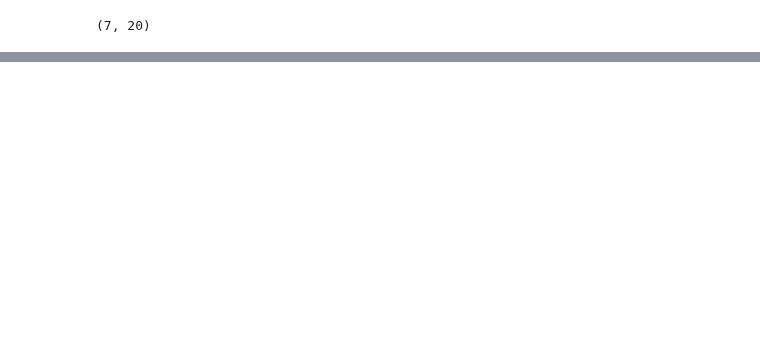
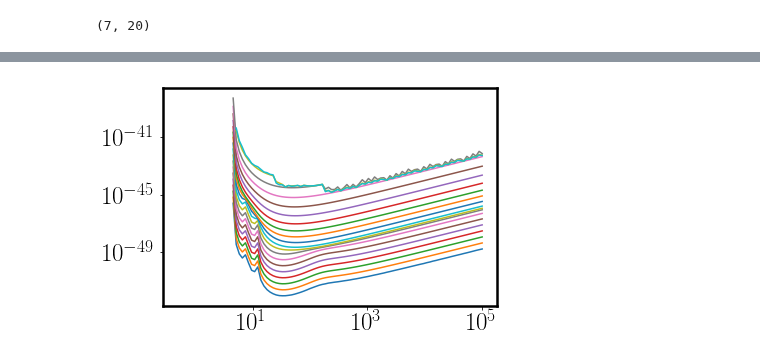
Before and after one commit to cajohare/CYGNUS, a Jupyter notebook: python/Plot_ExposureLimits.ipynb, the cells around one changed output, grey strips where cells are left out. Drawn from its saved outputs; the diff is of its cells as text; code cells hidden in the pictures; blank space fills up the shorter version.

```diff
--- a/python/Plot_ExposureLimits.ipynb
+++ b/python/Plot_ExposureLimits.ipynb
@@ -111,0 +131,12 @@ shape(data)
+# %%
+data = loadtxt('../code/nuTest-F.txt')
+Ex = data[0,1:]
+DL = data[1:,1:]
+m = data[1:,0]
+nm = size(m)
+n_ex = size(Ex)
+for i in range(0,n_ex):
+    plt.loglog(m,DL[:,i])
+plt.show()
+# %% [output]
+[figure, added]
```
Also changed, not shown: parts of 5 cells of this notebook, 27 other files.
